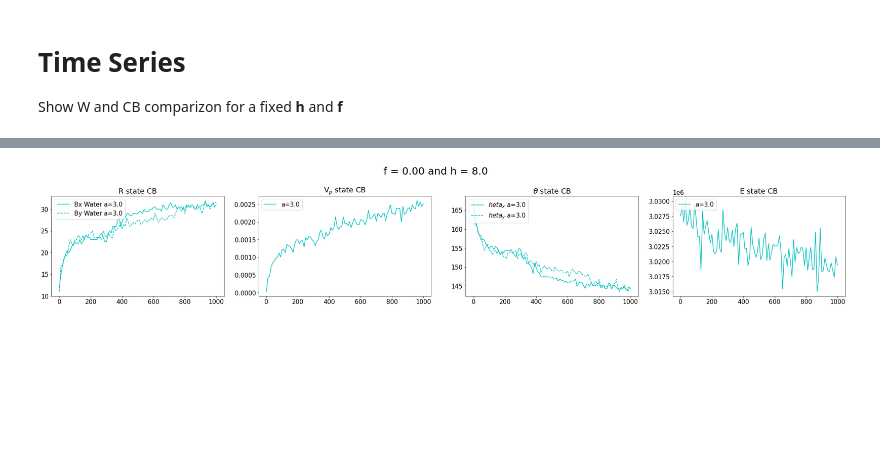
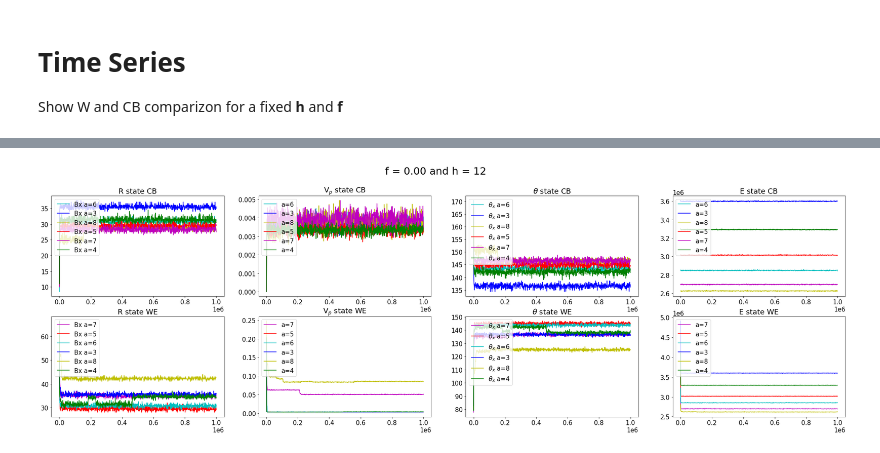
Before and after one commit to bboattini/active_drop_C, a Jupyter notebook: data_processings.ipynb, the cells around one changed output, grey strips where cells are left out. Saved outputs shown, nothing was run; the diff lists cells and outputs as text; code cells hidden in the pictures; blank space fills up the shorter version.

Commit message:
Adding scatter and vizualization plot diagram

```diff
--- a/data_processings.ipynb
+++ b/data_processings.ipynb
@@ -10,25 +10,24 @@ path = '/home/bboattini/Documents/active_drop_potts_C'
 items = os.listdir(path)
 
 def a_from_file (File):
-  fs = File.split("_")
+  fs = File.split("/")[-1].split("_")
   fl = len(fs)
-  pad = float(fs[7].replace("", ""))
+  pad = int(fs[8].replace("", ""))
   return pad # return a value
 
 def h_from_file (File):
-  fs = File.split("_")
+  fs = File.split("/")[-1].split("_")
   fl = len(fs)
-  pad = float(fs[9].replace("", ""))
+  pad = int(fs[10].replace("", ""))
   return pad # return h value
 
 def state_from_file (File):
-  fs = File.split("_")
+  fs = File.split("/")[-1].split("_")
   fl = len(fs)
-  pad = fs[13].split("/")[1]
+  pad = fs[0].replace("/", "")
   return pad # return state value
 
-def file_crawler():
-    path = '/home/bboattini/Documents/Dados'
+def file_crawler(path = '/home/bboattini/Documents/Cluster'):
     items = os.listdir(path)
 
     configuration_files = []
@@ -57,7 +56,7 @@ def file_crawler():
 # Center of Mass
 Function that tests the new Center of Mass measure
 # %%
-measures = file_crawler()['measures'][0]
+measures = file_crawler('/home/bboattini/Documents/Cluster')['measures'][0]
 t, V, Vw, Vo, E, bxw, byw, bxo,byo, rxw, ryw, rxo, ryo, txw, tyw,txo, tyo, npxw,npyw, npxo,npyo, vbw, vbo, vrw,vro, pw, po, fw, fo, vpw, vpo, xm_CM, ym_CM, zm_CM = np.loadtxt(measures, unpack=True)
 
 for f in file_crawler()['config']:
@@ -118,40 +117,71 @@ plt.show()
 # Time Series
 Show W and CB comparizon for a fixed **h** and **f**
 # %%
-file_dict = file_crawler()['measures']
+file_dict = file_crawler('/home/bboattini/Documents/Dados/Cluster/lamb_10-2_data_15_12_2023')['measures']
+#--------------------------------------------------------------------------------------
+#Escolha dos arquivos
+print("\nEssas são as frorças possiveis:")
+alpha_list = []
+for alpha in file_dict:
+  alpha_list.append(float(alpha.split("/")[-1].split("_")[14].replace(".dsf", "")))
+for alpha in np.unique(np.array(alpha_list)):
+  print(f'\t{alpha:.2f}')
+alpha = input("Digite o valor desejado por inteiro:")
 
-print("\nEsses são as frações de óleo possiveis:")
-for lambs in file_dict:
-  n = 0
-  print(f'\t{lambs.split("_")[27].replace(".dsf", "")}')
-  n += 1
+print("\nEssas são as alturas possiveis:")
+lamb_list = []
+for lamb in file_dict:
+  lamb_list.append(h_from_file(lamb))
+for lamb in np.unique(np.array(lamb_list)):
+  print(f'\t{lamb}')
 lamb = input("Digite o valor desejado por inteiro:")
 
-files_to_read = [f for f in file_dict if lamb in f]
-
+files_to_read = [f for f in file_dict if f'h_{lamb}' in f]
+files_to_read = [f for f in files_to_read if f'fo_{alpha}' in f]
+j = 0
+#--------------------------------------------------------------------------------------
 #Inicia a figura
 fig = plt.figure(figsize=(35,10))
 h = h_from_file(files_to_read[0])
-fig.suptitle('f = '+ lamb + ' and h = ' + str(h), fontsize=25)
+force = files_to_read[0].split("_")[32].replace(".dsf", "")
+fig.suptitle('f = '+ force + ' and h = ' + str(h), fontsize=25)
 
 plt.rcParams['font.size'] = '15'
-colors = ['b', 'g', 'r', 'c', 'm', 'y', 'k', 'w', '#FF5733', '#DAF7A6']
+colors = ['b','b','b','b', 'g', 'r', 'c', 'm', 'y', 'k', 'w', '#FF5733', '#DAF7A6']
+#Angulo = np.empty((0, 4))
+Volume = []
+espaco = []
+altura = []
+log = input("\nDeseja printar os dados? Se sim, escolha qual tipo: (CB/WE)")
 for f in files_to_read:
   #Loop de geração de gráficos
   t, V, Vw, Vo, E, bxw, byw, bxo,byo, rxw, ryw, rxo, ryo, txw, tyw,txo, tyo, npxw,npyw, npxo,npyo, vbw, vbo, vrw,vro, pw, po, fw, fo, vpw, vpo, xm_CM, ym_CM, zm_CM = np.loadtxt(f, unpack=True)
 
   state = state_from_file(f)
   N = 1
-  if state == 'W':
+  if state == 'WE':
     N = 5
 
   a = a_from_file(f)
   #================================GEOMETRIA================================
   plt.subplot(2,4,N)
-  plt.plot(t ,bxw ,'-' ,c = colors[int(a)], label="Bx Water a="+str(a))
-  plt.plot(t ,byw ,'--' ,c = colors[int(a)], label="By Water a="+str(a))
+  plt.plot(t ,bxw ,'-' ,c = colors[int(a)], label="Bx a="+str(a))
+  #plt.plot(t ,byw ,'--' ,c = colors[int(a)], label="By Water a="+str(a))
   plt.legend(loc="upper left")
   plt.title(f'R state {state_from_file(f)}')
+  if log == 'CB' or log == 'WE':
+    print(f"Angulo em x para {state} a = {a}: ", np.mean(txw[int(len(txw)/2):]), " +- ", np.std(txw[int(len(txw)/2):]))
+    print(f"Angulo em y para {state} a = {a}: ", np.mean(tyw[int(len(tyw)/2):]), " +- ", np.std(tyw[int(len(tyw)/2):]))
+    if state == log:
+      if state == 'CB':
+        est = 0
+      else:
+        est = 1
+      Angulo = np.vstack((Angulo, [h, a, est, round(np.mean(txw[int(len(txw)/2):]), 2)]))
+      Volume.append(round(np.mean(vbw[int(len(vbw)/2):]), 2))
+      espaco.append(int(a))
+      altura.append(int(h))
+  #print()
   #================================VOLUME ABAIXO============================
   plt.subplot(2,4,N+1)
   plt.plot(t ,vbw ,'-' ,c = colors[int(a)], label="a="+str(a))
@@ -159,8 +189,8 @@ for f in files_to_read:
   plt.title(r'V$_{p}$ state '+str(state_from_file(f)))
   #================================ANGULO================================
   plt.subplot(2,4,N+2)
-  plt.plot(t ,txw ,'-' ,c = colors[int(a)], label="$\theta _x$ a="+str(a))
-  plt.plot(t ,tyw ,'--' ,c = colors[int(a)], label="$\theta _y$ a="+str(a))
+  plt.plot(t ,txw ,'-' ,c = colors[int(a)], label=r"$\theta _x$ a="+str(a))
+  #plt.plot(t ,tyw ,'--' ,c = colors[int(a)], label="$\theta _y$ a="+str(a))
   plt.legend(loc="upper left")
   plt.title(r'$\theta$ state ' + str(state_from_file(f)))
   #================================ENERGIA================================
@@ -170,5 +200,15 @@ for f in files_to_read:
   plt.title(f'E state {state_from_file(f)}')
 
 
-fig.savefig(f"force{lamb}.png")
+#fig.savefig(f"force{lamb}.jpg", format='jpeg')
+fig.savefig(f"h_{lamb}_f{alpha}.jpg", format='jpeg')
+if log == 'CB' or log == 'WE':
+  print("Angulo")
+  print(f"A = {Angulo[:,3]}")
+  print("Volume")
+  print(f"Vp = {Volume}")
+  print("Espaco")
+  print(f"a = {espaco}")
+  print("Altura")
+  print(f"h = {altura}")
 # %% [output]
@@ -177 +232 @@ Esses são as frações de óleo possiveis:
-[figure, old version]
+[figure, new version]
```
Also changed, not shown: parts of 7 cells of this notebook.
